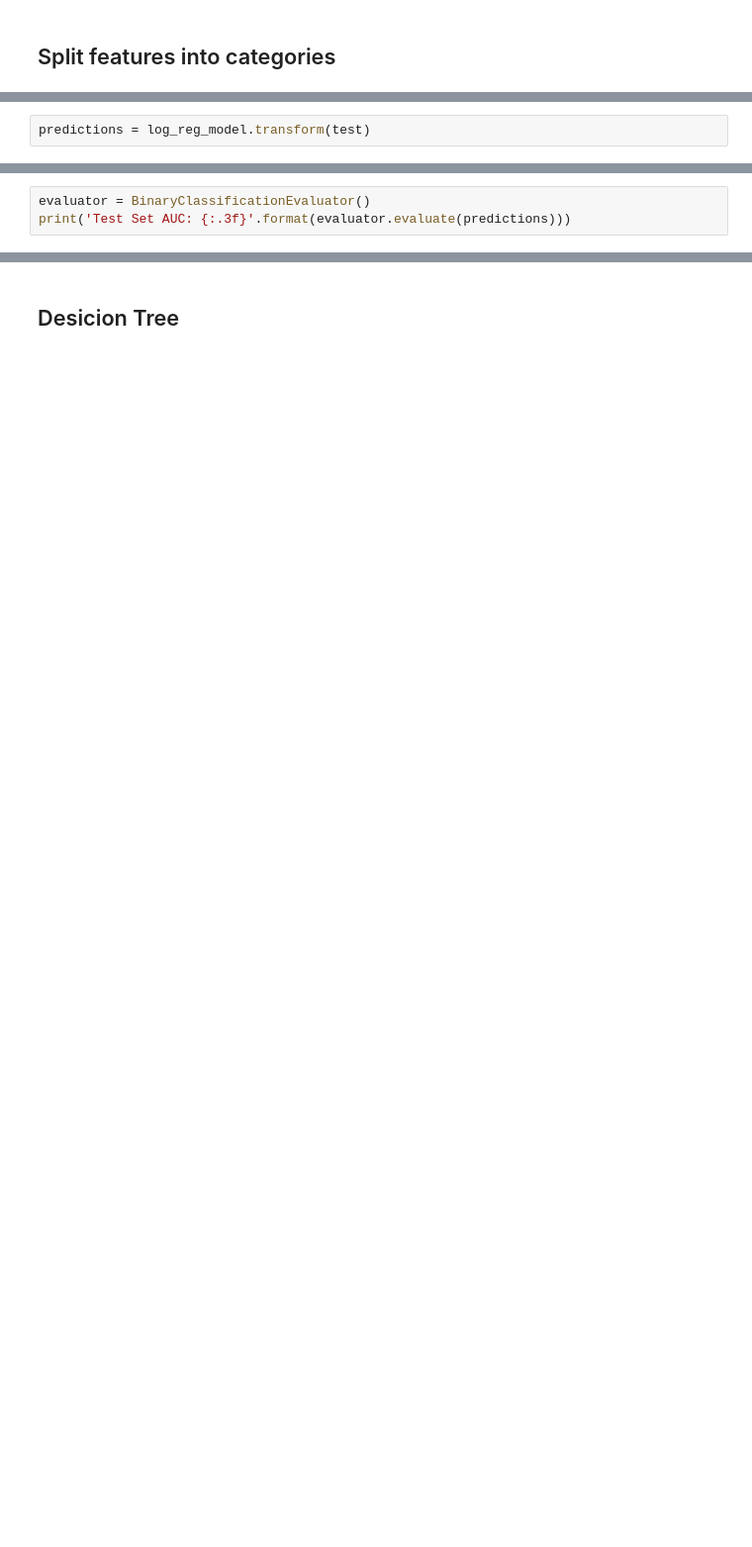
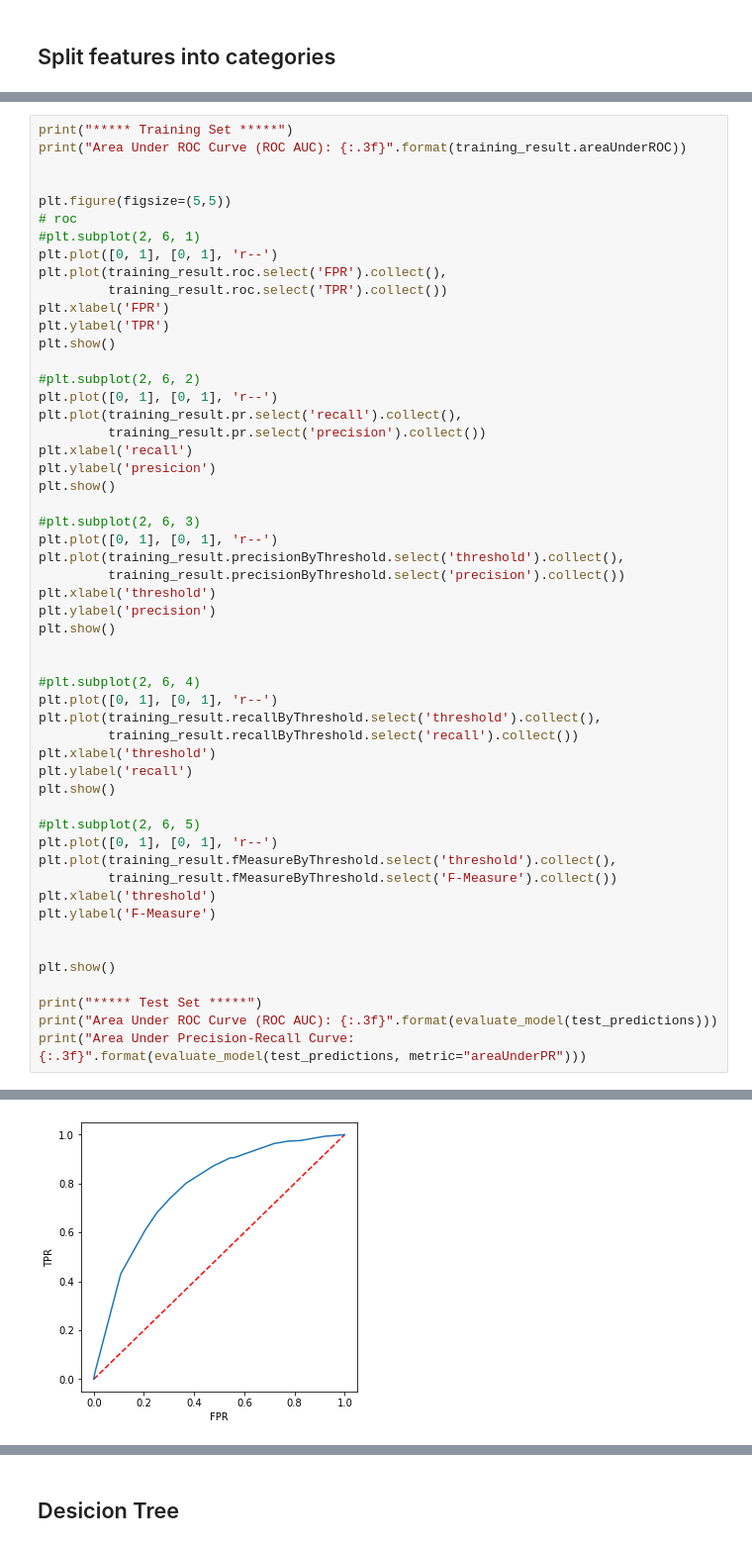
Before and after one commit to NefeliTav/Twitter-Bot-Classification, a Jupyter notebook: project.ipynb, the cells around one changed output, grey strips where cells are left out. Shown at 99% size. Drawn from its saved outputs; the diff is of its cells as text; blank space fills up the shorter version.

```diff
--- a/project.ipynb
+++ b/project.ipynb
@@ -261,2 +194,0 @@ test.show(5)
-# %%
-predictions = log_reg_model.transform(test)
@@ -265,3 +194,0 @@ predictions.select("features", "prediction", "label").show(1000)
-# %%
-evaluator = BinaryClassificationEvaluator()
-print('Test Set AUC: {:.3f}'.format(evaluator.evaluate(predictions)))
@@ -384,0 +252,54 @@ print("***** Test Set *****")
+# %%
+print("***** Training Set *****")
+print("Area Under ROC Curve (ROC AUC): {:.3f}".format(training_result.areaUnderROC))
+
+
+plt.figure(figsize=(5,5))
+# roc
+#plt.subplot(2, 6, 1)
+plt.plot([0, 1], [0, 1], 'r--')
+plt.plot(training_result.roc.select('FPR').collect(),
+         training_result.roc.select('TPR').collect())
+plt.xlabel('FPR')
+plt.ylabel('TPR')
+plt.show()
+
+#plt.subplot(2, 6, 2)
+plt.plot([0, 1], [0, 1], 'r--')
+plt.plot(training_result.pr.select('recall').collect(),
+         training_result.pr.select('precision').collect())
+plt.xlabel('recall')
+plt.ylabel('presicion')
+plt.show()
+
+#plt.subplot(2, 6, 3)
+plt.plot([0, 1], [0, 1], 'r--')
+plt.plot(training_result.precisionByThreshold.select('threshold').collect(),
+         training_result.precisionByThreshold.select('precision').collect())
+plt.xlabel('threshold')
+plt.ylabel('precision')
+plt.show()
+
+
+#plt.subplot(2, 6, 4)
+plt.plot([0, 1], [0, 1], 'r--')
+plt.plot(training_result.recallByThreshold.select('threshold').collect(),
+         training_result.recallByThreshold.select('recall').collect())
+plt.xlabel('threshold')
+plt.ylabel('recall')
+plt.show()
+
+#plt.subplot(2, 6, 5)
+plt.plot([0, 1], [0, 1], 'r--')
+plt.plot(training_result.fMeasureByThreshold.select('threshold').collect(),
+         training_result.fMeasureByThreshold.select('F-Measure').collect())
+plt.xlabel('threshold')
+plt.ylabel('F-Measure')
+
+
+plt.show()
+
+print("***** Test Set *****")
+print("Area Under ROC Curve (ROC AUC): {:.3f}".format(evaluate_model(test_predictions)))
+print("Area Under Precision-Recall Curve: {:.3f}".format(evaluate_model(test_predictions, metric="areaUnderPR")))
+# %% [output]
@@ -384,0 +307 @@ print("***** Test Set *****")
+[figure, added]
```
Also changed, not shown: parts of 66 cells of this notebook, 2 other files.
